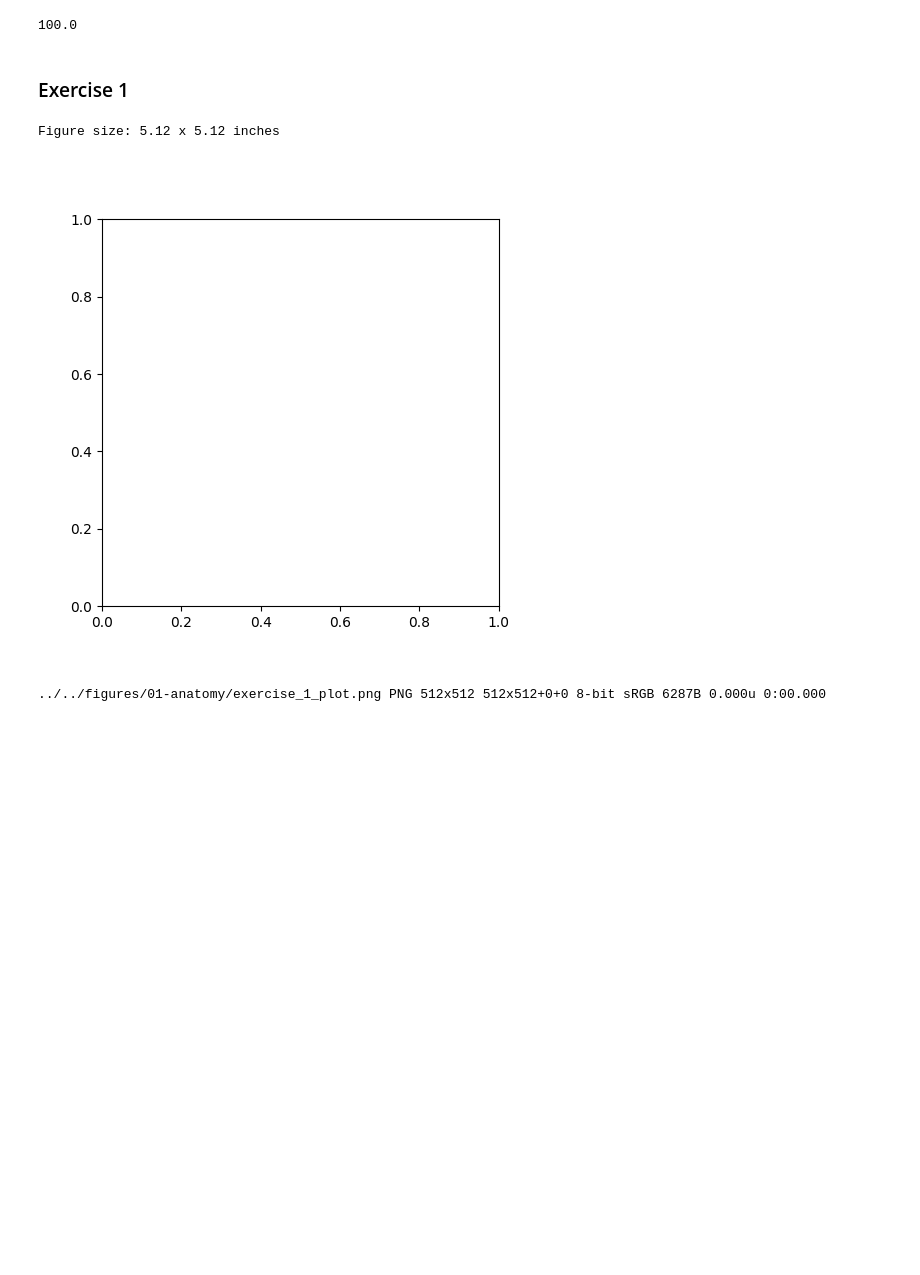
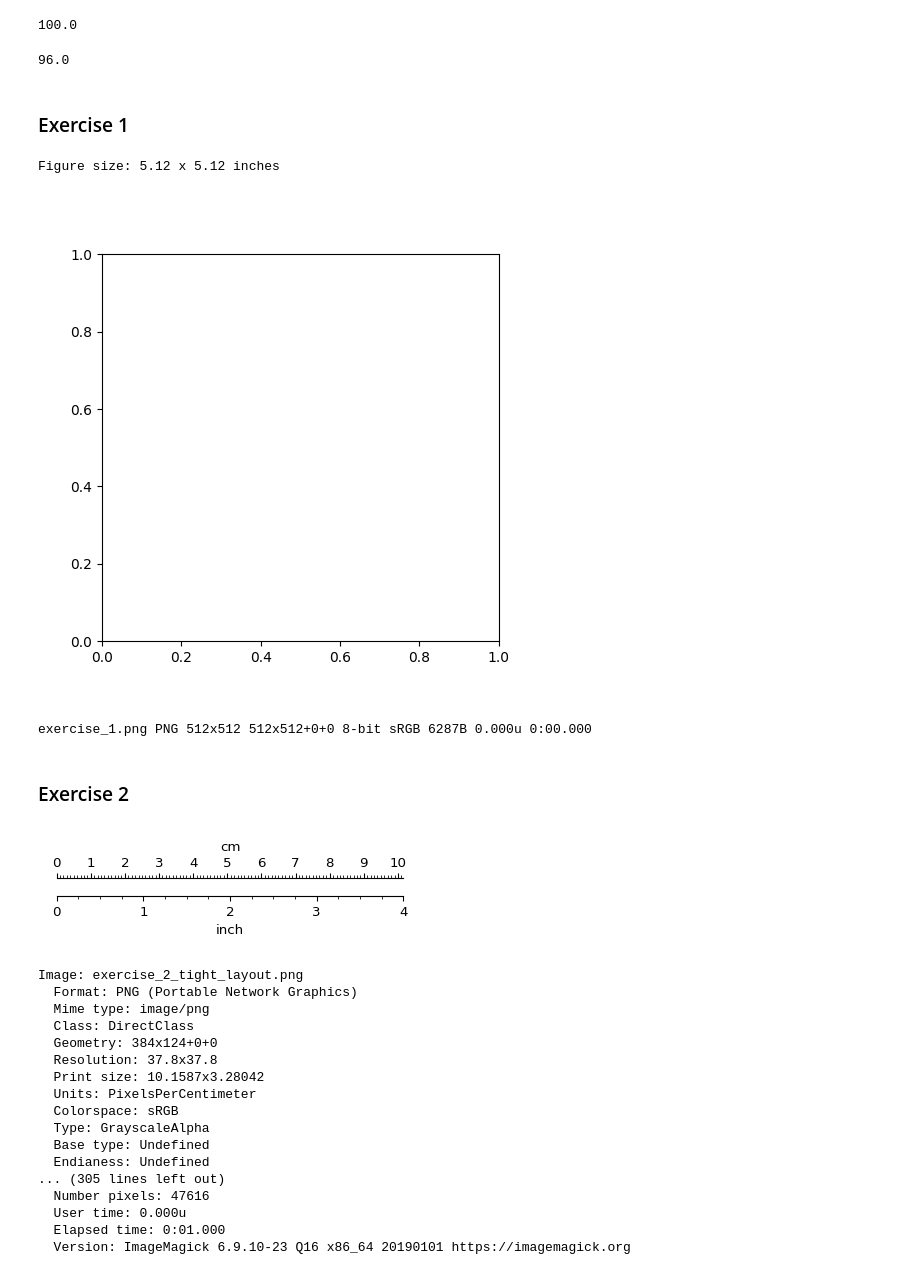
Before and after one commit to labdmitriy/sci-viz-book, a Jupyter notebook: notebooks/01-anatomy/exercises.ipynb, the cells around one changed output. Saved outputs shown, nothing was run; the diff lists cells and outputs as text; code cells hidden in the pictures; blank space fills up the shorter version.

Commit message:
Add Exercise 2 (Chapter 1)

```diff
--- a/notebooks/01-anatomy/exercises.ipynb
+++ b/notebooks/01-anatomy/exercises.ipynb
@@ -13,6 +15,12 @@ plt.rcParams['figure.dpi'] = 100
 plt.rcParams['figure.dpi']
 # %% [output]
 100.0
+# %%
+root = tkinter.Tk()
+screen_dpi = root.winfo_fpixels('1i')
+screen_dpi
+# %% [output]
+96.0
 # %% [markdown]
 ### Exercise 1
 # %%
@@ -25,7 +33,7 @@ fig_height = pixels_height / dpi
 print(f'Figure size: {fig_width} x {fig_height} inches')
 
 fig, ax = plt.subplots(figsize=(fig_width, fig_height), dpi=dpi)
-file_path = Path('../../figures/01-anatomy/exercise_1_plot.png')
+file_path = Path('exercise_1.png')
 plt.savefig(file_path, dpi=dpi)
 plt.show()
 
@@ -33,4 +41,52 @@ plt.show()
 # %% [output]
 Figure size: 5.12 x 5.12 inches
 [figure]
-../../figures/01-anatomy/exercise_1_plot.png PNG 512x512 512x512+0+0 8-bit sRGB 6287B 0.000u 0:00.000
+exercise_1.png PNG 512x512 512x512+0+0 8-bit sRGB 6287B 0.000u 0:00.000
+# %% [markdown]
+### Exercise 2
+# %%
+dpi = screen_dpi
+inches = 4
+cm_per_inch = 2.54
+
+fig = plt.figure(figsize=(inches, 1.3), tight_layout=True, dpi=dpi)
+ax = fig.add_subplot()
+ax.set_xlim(0, inches)
+ax.set_xlabel('inch')
+ax.spines['left'].set_visible(False)
+ax.spines['right'].set_visible(False)
+ax.get_yaxis().set_visible(False)
+ax.xaxis.set_major_locator(ticker.MultipleLocator(1))
+ax.xaxis.set_minor_locator(ticker.MultipleLocator(0.25))
+
+ax_top = ax.twiny()
+ax_top.set_xlim(0, cm_per_inch * inches)
+ax_top.set_xlabel('cm')
+ax_top.spines['left'].set_visible(False)
+ax_top.spines['right'].set_visible(False)
+ax_top.xaxis.set_major_locator(ticker.MultipleLocator(1))
+ax_top.xaxis.set_minor_locator(ticker.MultipleLocator(0.1))
+
+plt.savefig('exercise_2_tight_layout.png', dpi=dpi)
+plt.show();
+
+!identify -verbose exercise_2_tight_layout.png
+# %% [output]
+[figure, added]
+Image: exercise_2_tight_layout.png
+  Format: PNG (Portable Network Graphics)
+  Mime type: image/png
+  Class: DirectClass
+  Geometry: 384x124+0+0
+  Resolution: 37.8x37.8
+  Print size: 10.1587x3.28042
+  Units: PixelsPerCentimeter
+  Colorspace: sRGB
+  Type: GrayscaleAlpha
+  Base type: Undefined
+  Endianess: Undefined
+... (305 lines left out)
+  Number pixels: 47616
+  User time: 0.000u
+  Elapsed time: 0:01.000
+  Version: ImageMagick 6.9.10-23 Q16 x86_64 20190101 https://imagemagick.org
```
Also changed, not shown: parts of 4 cells of this notebook, 3 other files.
